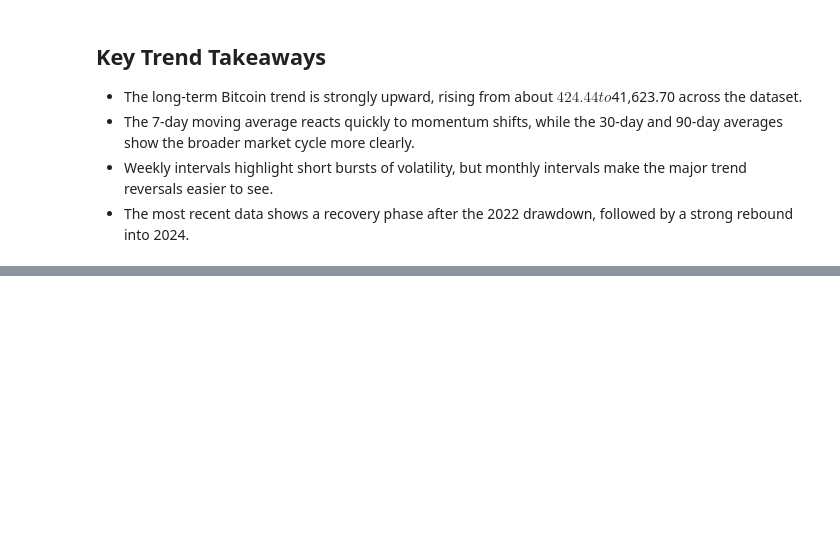
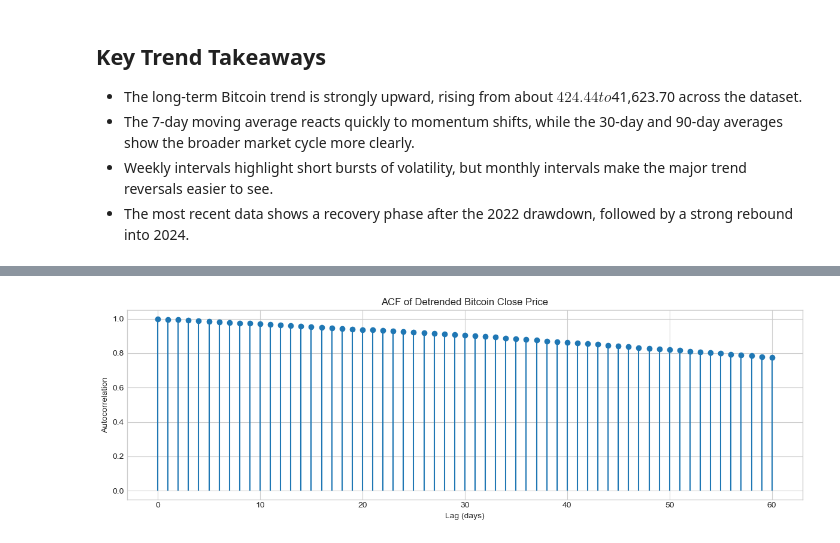
Before and after one commit to haitomnsg/timeSeriesAnalysisBitcoin, a Jupyter notebook: trendAanalysis.ipynb, the cells around one changed output, grey strips where cells are left out. Drawn from its saved outputs; the diff is of its cells as text; code cells hidden in the pictures; blank space fills up the shorter version.

```diff
--- a/trendAanalysis.ipynb
+++ b/trendAanalysis.ipynb
@@ -167,0 +289,31 @@ Slope: -59,183.91 USD/year
+# %%
+# ACF plot after detrending.
+import numpy as np
+
+if "Close_Detrended" not in df.columns:
+    print("Run the detrending cell first to create Close_Detrended.")
+else:
+    detrended = df["Close_Detrended"].dropna().to_numpy(dtype=float)
+    if detrended.size > 1:
+        detrended_centered = detrended - detrended.mean()
+        denom = np.sum(detrended_centered ** 2)
+
+        if denom > 0:
+            acf_full = np.correlate(detrended_centered, detrended_centered, mode="full")
+            acf_vals = acf_full[detrended.size - 1 :] / denom
+            max_lag = min(60, len(acf_vals) - 1)
+            lags = np.arange(max_lag + 1)
+
+            plt.figure(figsize=(12, 4))
+            plt.stem(lags, acf_vals[: max_lag + 1], basefmt=" ")
+            plt.title("ACF of Detrended Bitcoin Close Price")
+            plt.xlabel("Lag (days)")
+            plt.ylabel("Autocorrelation")
+            plt.tight_layout()
+            plt.show()
+        else:
+            print("Not enough variance to compute detrended ACF.")
+    else:
+        print("Not enough data to compute detrended ACF.")
+# %% [output]
+[figure, added]
```
Also changed, not shown: parts of 5 cells of this notebook, 3 other files.
